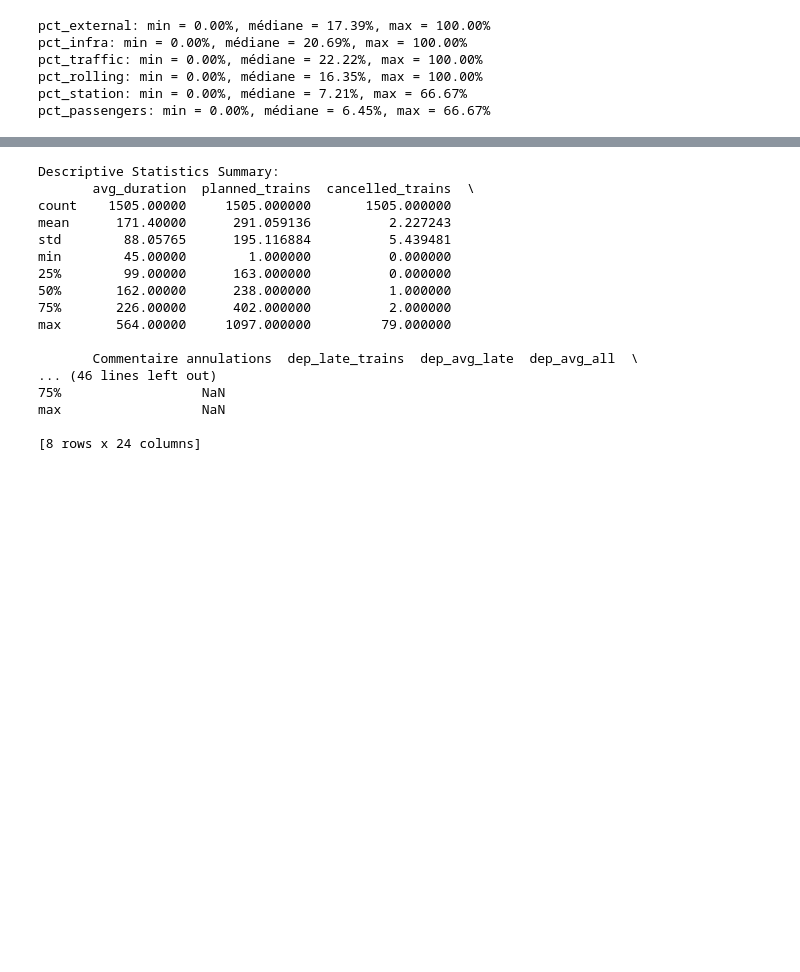
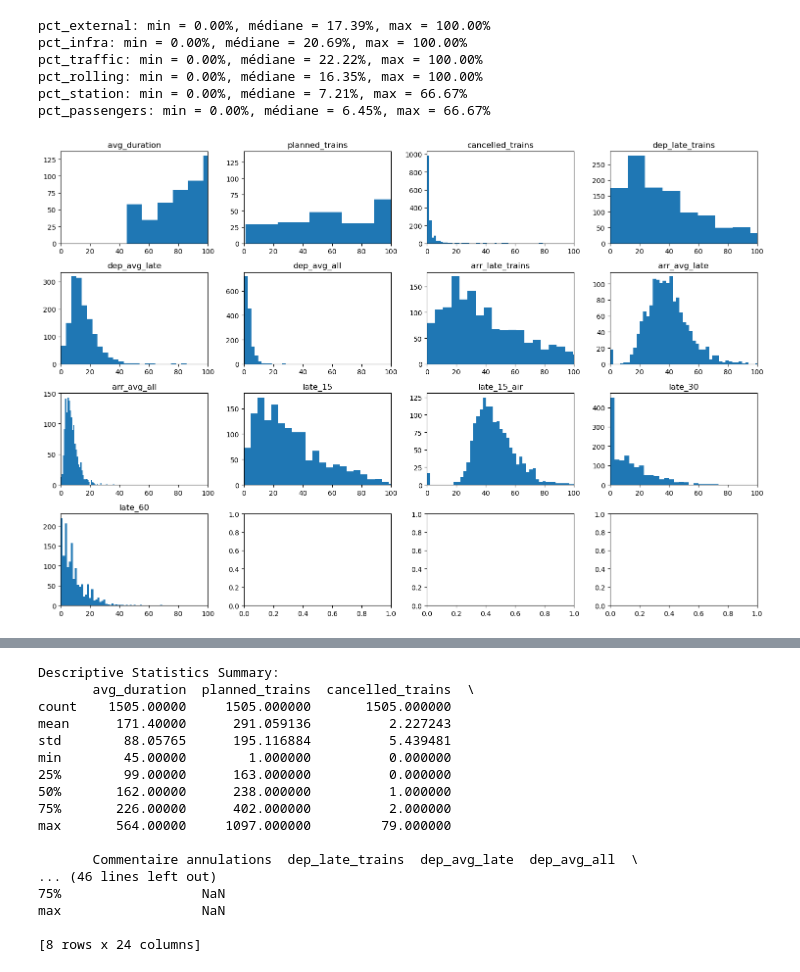
Before and after one commit to Clara-Lst/Projet_AD, a Jupyter notebook: AD-projet-python.ipynb, the cells around one changed output, grey strips where cells are left out. Saved outputs shown, nothing was run; the diff lists cells and outputs as text; code cells hidden in the pictures; blank space fills up the shorter version.

Commit message:
Nettoyage + affichage de quelques graphes pour l'analyse descriptive

```diff
--- a/AD-projet-python.ipynb
+++ b/AD-projet-python.ipynb
@@ -115,3 +116,21 @@ display(
 | 2 | 2025-01 | National | BESANCON FRANCHE COMTE TGV | PARIS LYON | 133 | 183 | 0 | ... |
 | 3 | 2025-01 | National | BORDEAUX ST JEAN | PARIS MONTPARNASSE | 145 | 1029 | 0 | ... |
 | 4 | 2025-01 | National | BREST | PARIS MONTPARNASSE | 232 | 294 | 7 | ... |
+# %%
+cols_to_drop = [
+    c for c in data.columns
+    if c.startswith("Commentaire")
+    or " gestions PSH" in c
+    or "correspondances)" in c
+]
+data = data.drop(columns=cols_to_drop)
+display(
+    data.head().style.background_gradient(cmap="BuPu")
+)
+len(data)
+
+data['date'] = data['date'].astype('category')
+data['service'] = data['service'].astype('category')
+data['dep_station'] = data['dep_station'].astype('category')
+data['arr_station'] = data['arr_station'].astype('category')
+skim(data)
@@ -171,3 +214,19 @@ pct_traffic: min = 0.00%, médiane = 22.22%, max = 100.00%
 pct_rolling: min = 0.00%, médiane = 16.35%, max = 100.00%
 pct_station: min = 0.00%, médiane = 7.21%, max = 66.67%
 pct_passengers: min = 0.00%, médiane = 6.45%, max = 66.67%
+# %%
+fig, axes = plt.subplots(4, 4, figsize=(15, 10))
+
+columns = ["avg_duration", "planned_trains", "cancelled_trains","dep_late_trains", "dep_avg_late", "dep_avg_all", "arr_late_trains", "arr_avg_late", "arr_avg_all", "late_15", "late_15_air", "late_30", "late_60"]
+axes_flat = axes.flatten()
+
+for i, col in enumerate(columns):
+    axes_flat[i].set_xlim(0, 100)
+    axes_flat[i].hist(data[col], bins=50)
+    axes_flat[i].set_title(col)
+
+
+plt.tight_layout()
+plt.show()
+# %% [output]
+[figure, added]
```
Also changed, not shown: parts of 3 cells of this notebook.
